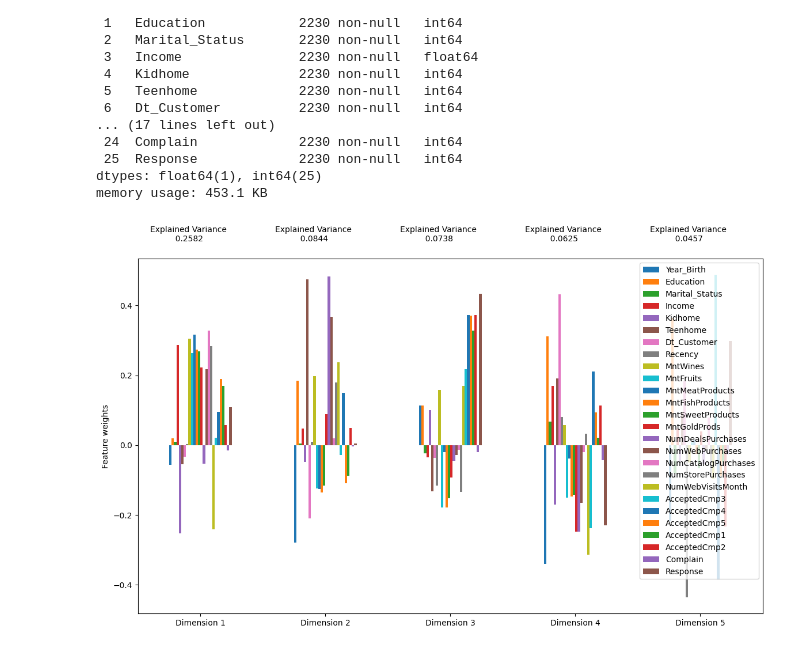
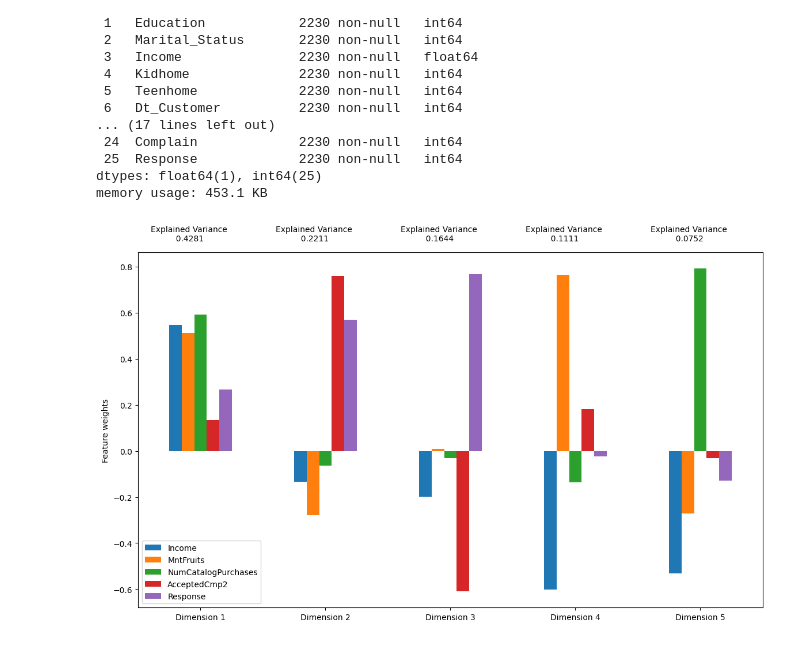
Before and after one commit to antonella-giovannetti/customer-personality-analysis, a Jupyter notebook: analysis/dimensional_reduction.ipynb, the cells around one changed output. Drawn from its saved outputs; the diff is of its cells as text; code cells hidden in the pictures.

```diff
--- a/analysis/dimensional_reduction.ipynb
+++ b/analysis/dimensional_reduction.ipynb
@@ -27,10 +27,10 @@ dtypes: float64(1), int64(25)
 memory usage: 453.1 KB
 # %%
 dataframe = scale_dataframe(dataframe)
-# dataframe.drop(columns=['Marital_Status', 'Education', 'Year_Birth', 'Dt_Customer', 'Teenhome', 'Recency', 'NumDealsPurchases', 'AcceptedCmp3', 'Complain', 'Kidhome', 'NumWebVisitsMonth', 'Income'], inplace=True)
+dataframe.drop(columns=['Marital_Status', 'Education', 'Year_Birth', 'Dt_Customer', 'Teenhome', 'Recency', 'AcceptedCmp3', 'Complain', 'Kidhome', 'NumWebVisitsMonth', 'MntWines', 'MntFishProducts', 'MntMeatProducts','MntSweetProducts', 'MntGoldProds', 'NumWebPurchases','NumStorePurchases', 'AcceptedCmp5', 'AcceptedCmp4', 'AcceptedCmp1', 'NumDealsPurchases'], inplace=True)
 # %%
 pca = PCA(n_components=5)
 pca = pca.fit(dataframe)
-pca_visualize(dataframe, pca) #NOTE afficher sous forme de score, et/ou par 2
+pca_visualize_categories(dataframe, pca) #NOTE afficher sous forme de score, et/ou par 2
 # %% [output]
-[figure, old version]
+[figure, new version]
```
Also changed, not shown: parts of 3 cells of this notebook, 2 other files.
